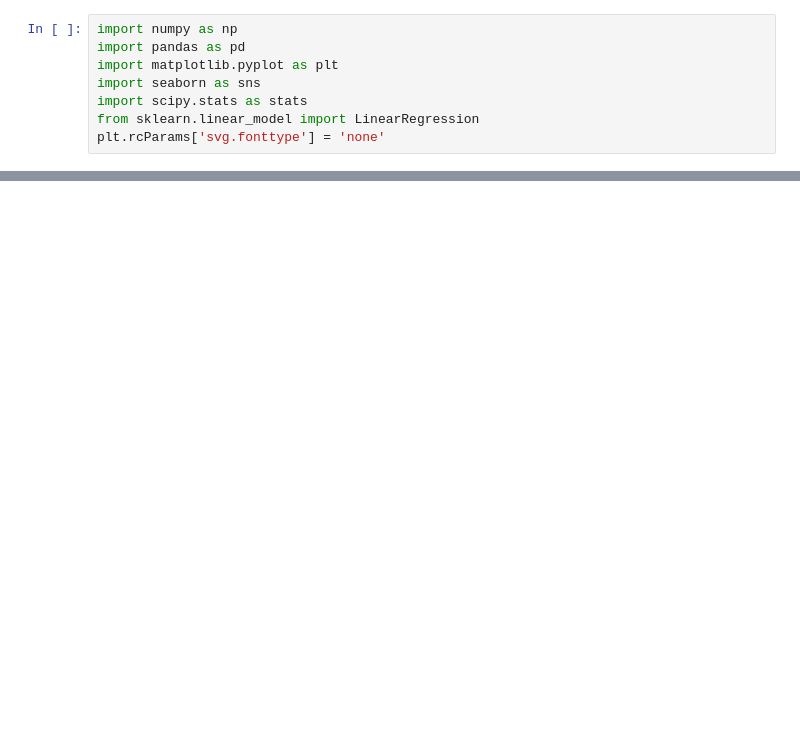
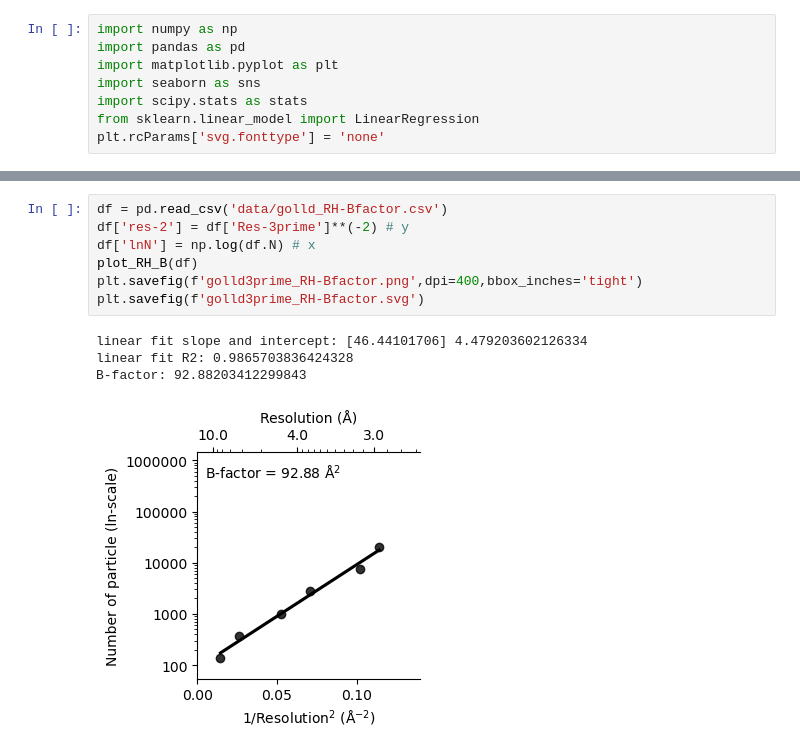
Before and after one commit to DasLab/RNA_multimer_2024, a Jupyter notebook: cryoEM_analysis/Bfactor-plot.ipynb, the cells around one changed output, grey strips where cells are left out. Saved outputs shown, nothing was run; the diff lists cells and outputs as text; blank space fills up the shorter version.

```diff
--- a/cryoEM_analysis/Bfactor-plot.ipynb
+++ b/cryoEM_analysis/Bfactor-plot.ipynb
@@ -75,0 +88,12 @@ B-factor: 93.35052440564962
+# %%
+df = pd.read_csv('data/golld_RH-Bfactor.csv')
+df['res-2'] = df['Res-3prime']**(-2) # y
+df['lnN'] = np.log(df.N) # x
+plot_RH_B(df)
+plt.savefig(f'golld3prime_RH-Bfactor.png',dpi=400,bbox_inches='tight')
+plt.savefig(f'golld3prime_RH-Bfactor.svg')
+# %% [output]
+linear fit slope and intercept: [46.44101706] 4.479203602126334
+linear fit R2: 0.9865703836424328
+B-factor: 92.88203412299843
+[figure, added]
```
Also changed, not shown: parts of 4 cells of this notebook, 5 other files.
